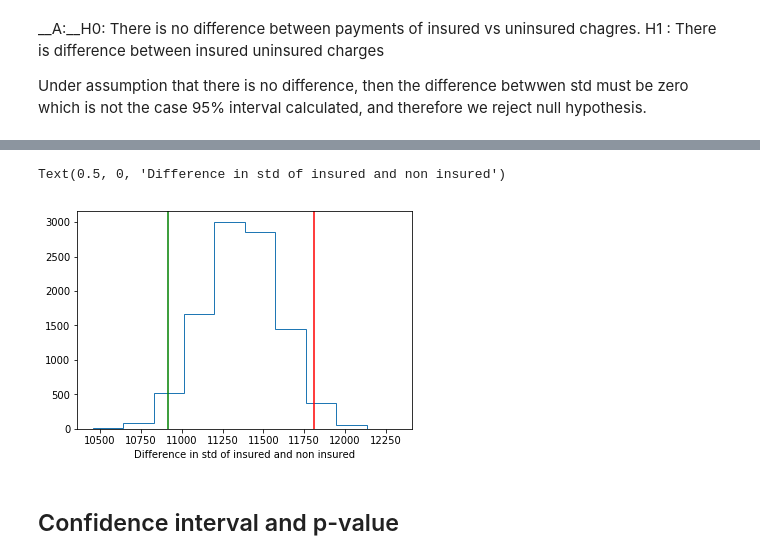
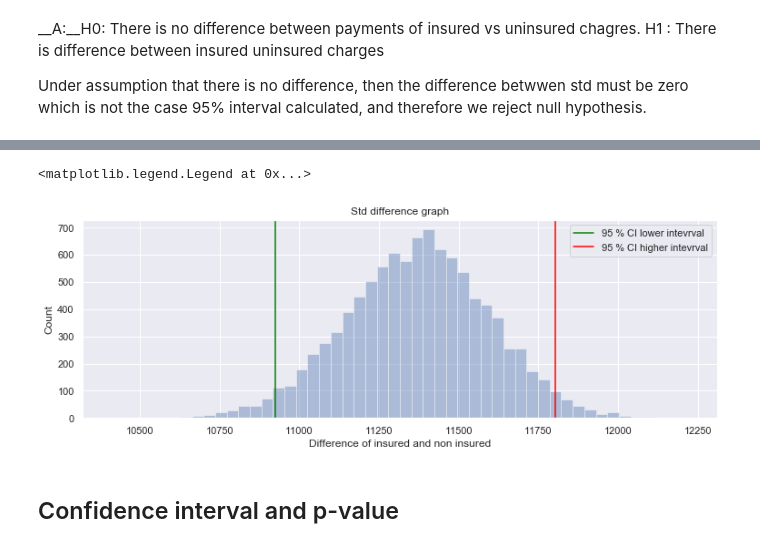
Before and after one commit to kaviin27/DSC, a Jupyter notebook: Bootstraping_Mini_Prjt/inferential_statistics_2-Q.ipynb, the cells around one changed output, grey strips where cells are left out. Cells and saved outputs as stored; diff of their text form; code cells hidden in the pictures.

Commit message:
Bootstrap

```diff
--- a/Bootstraping_Mini_Prjt/inferential_statistics_2-Q.ipynb
+++ b/Bootstraping_Mini_Prjt/inferential_statistics_2-Q.ipynb
@@ -85,11 +87,17 @@ array([10917.62038009, 11811.22943658])
 # %%
-plt.hist(bootstraped_std,histtype='step')
-plt.axvline(conf_int_std_diffrences[0],color='green') # lower interval
-plt.axvline(conf_int_std_diffrences[1],color='red') # higher interval
-plt.xlabel('Difference in std of insured and non insured')
+sns.set()
+figsize(12.5,4)
+#plt.hist(bootstraped_std,histtype='step')
+sns.distplot(bootstraped_std,kde=False)
+plt.axvline(conf_int_std_diffrences[0],color='green',label='95 % CI lower intevrval') # lower interval
+plt.axvline(conf_int_std_diffrences[1],color='red',label='95 % CI higher intevrval') # higher interval
+plt.xlabel('Difference of insured and non insured')
+plt.ylabel('Count')
+plt.title('Std difference graph')
+plt.legend()
 # %% [output]
-Text(0.5, 0, 'Difference in std of insured and non insured')
+<matplotlib.legend.Legend at 0x...>
-[figure, old version]
+[figure, new version]
 # %% [markdown]
 ## Confidence interval and p-value
 # %% [markdown]
```
Also changed, not shown: parts of 8 cells of this notebook.
